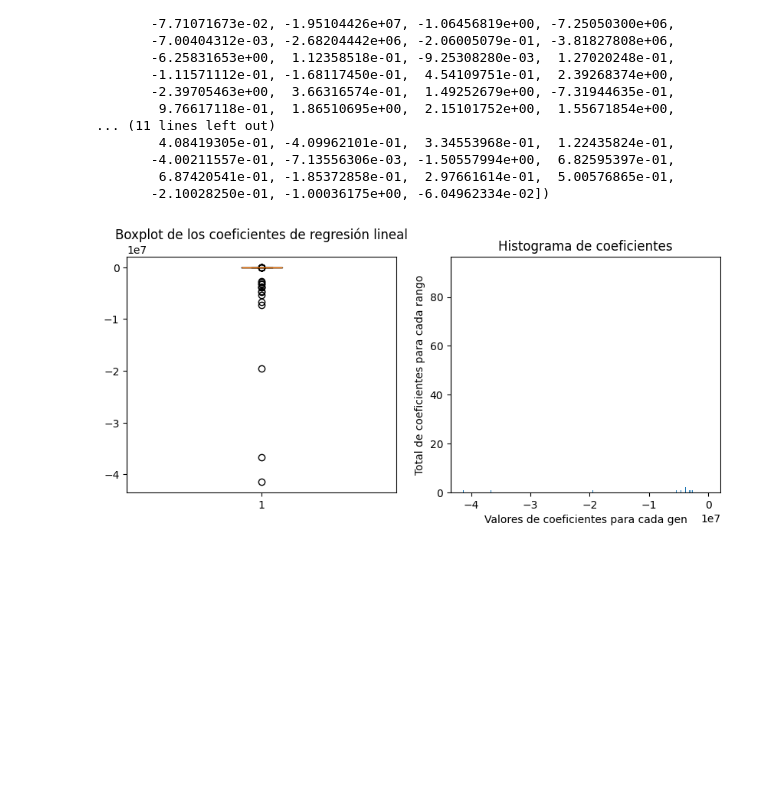
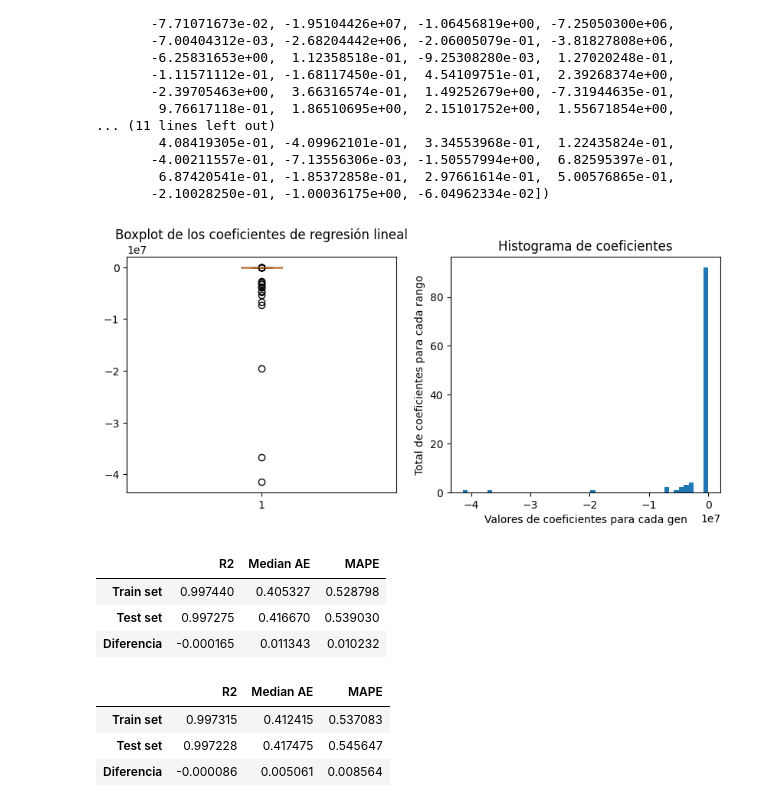
Before and after one commit to 4GeeksAcademy/Hector-regularized-LinearReg, a Jupyter notebook: src/explore.ipynb, the cells around one changed output. Cells and saved outputs as stored; diff of their text form; code cells hidden in the pictures; blank space fills up the shorter version.

```diff
--- a/src/explore.ipynb
+++ b/src/explore.ipynb
@@ -134,13 +134,13 @@ array([ 5.55113140e+00, -2.18236286e+00,  2.14304488e+00, -4.58457516e+06,
 # %%
 plt.figure(figsize=(10, 4))
 plt.subplot(1, 2, 1)
 plt.boxplot(m_lineal.coef_)
 plt.title('Boxplot de los coeficientes de regresión lineal')
 plt.subplot(1, 2, 2)
-plt.hist(m_lineal.coef_,500)
+plt.hist(m_lineal.coef_,50)
 plt.xlabel('Valores de coeficientes para cada gen')
 plt.ylabel('Total de coeficientes para cada rango')
 plt.title('Histograma de coeficientes')
 plt.show()
 # %% [output]
-[figure, old version]
+[figure, new version]
@@ -146,0 +152,14 @@ plt.show()
+# %%
+get_metrics(y_pred_linear_test, y_test, y_pred_linear_train, y_train)
+# %% [output]
+|  | R2 | Median AE | MAPE |
+| Train set | 0.997440 | 0.405327 | 0.528798 |
+| Test set | 0.997275 | 0.416670 | 0.539030 |
+| Diferencia | -0.000165 | 0.011343 | 0.010232 |
+# %%
+get_metrics(y_pred_lasso_test, y_test, y_pred_lasso_train, y_train)
+# %% [output]
+|  | R2 | Median AE | MAPE |
+| Train set | 0.997315 | 0.412415 | 0.537083 |
+| Test set | 0.997228 | 0.417475 | 0.545647 |
+| Diferencia | -0.000086 | 0.005061 | 0.008564 |
```
Also changed, not shown: parts of 16 cells of this notebook.
